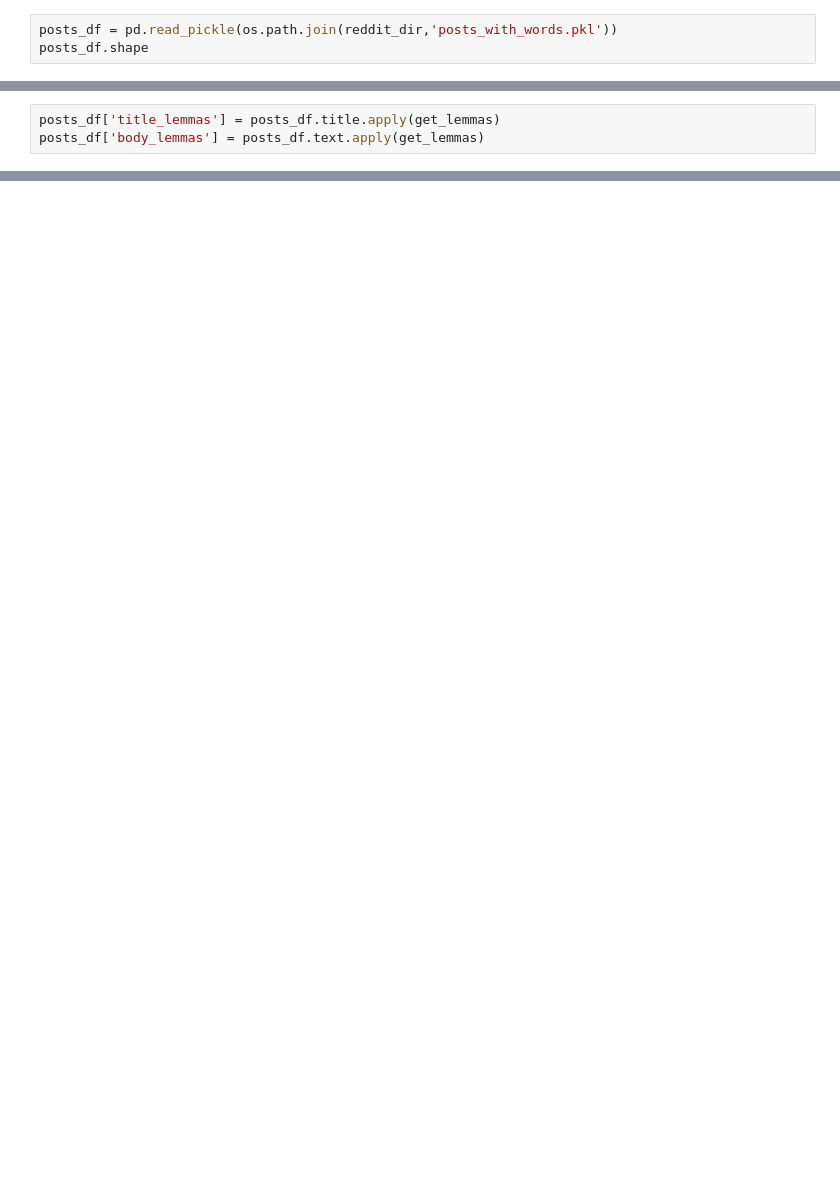
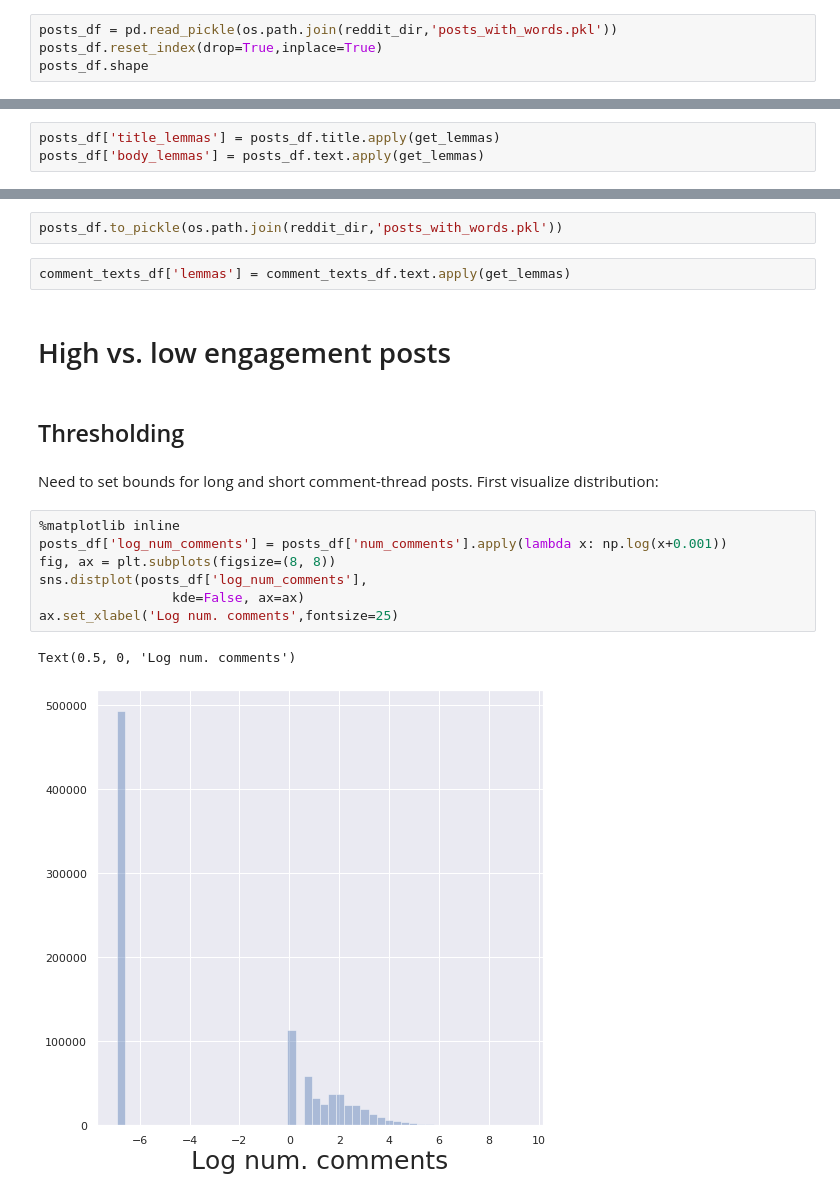
Before and after one commit to yiweiluo/Green-American-Lexicon, a Jupyter notebook: 1_data_collection/reddit/reddit_log_odds.ipynb, the cells around one changed output, grey strips where cells are left out. Drawn from its saved outputs; the diff is of its cells as text; blank space fills up the shorter version.

Commit message:
update log odds notebook from cluster; add copy of pushshift notebook for retrieving background reddit corpus

```diff
--- a/1_data_collection/reddit/reddit_log_odds.ipynb
+++ b/1_data_collection/reddit/reddit_log_odds.ipynb
@@ -17,6 +21,7 @@ sns.set()
 reddit_dir = 'reddit_data'
 # %%
 posts_df = pd.read_pickle(os.path.join(reddit_dir,'posts_with_words.pkl'))
+posts_df.reset_index(drop=True,inplace=True)
 posts_df.shape
 # %% [output]
 (975950, 18)
@@ -229,0 +166,20 @@ partition['hi']
+# %%
+posts_df.to_pickle(os.path.join(reddit_dir,'posts_with_words.pkl'))
+# %%
+comment_texts_df['lemmas'] = comment_texts_df.text.apply(get_lemmas)
+# %% [markdown]
+# High vs. low engagement posts
+# %% [markdown]
+## Thresholding
+# %% [markdown]
+Need to set bounds for long and short comment-thread posts. First visualize distribution:
+# %%
+%matplotlib inline
+posts_df['log_num_comments'] = posts_df['num_comments'].apply(lambda x: np.log(x+0.001))
+fig, ax = plt.subplots(figsize=(8, 8))
+sns.distplot(posts_df['log_num_comments'],
+                 kde=False, ax=ax)
+ax.set_xlabel('Log num. comments',fontsize=25)
+# %% [output]
+Text(0.5, 0, 'Log num. comments')
+[figure, added]
```
Also changed, not shown: parts of 172 cells of this notebook, 1 other file.
